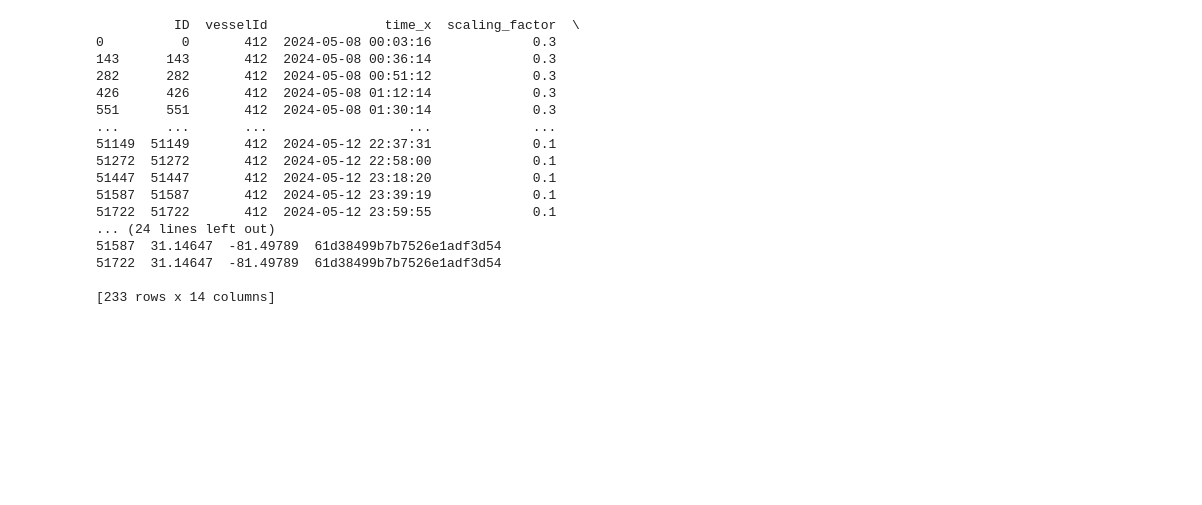
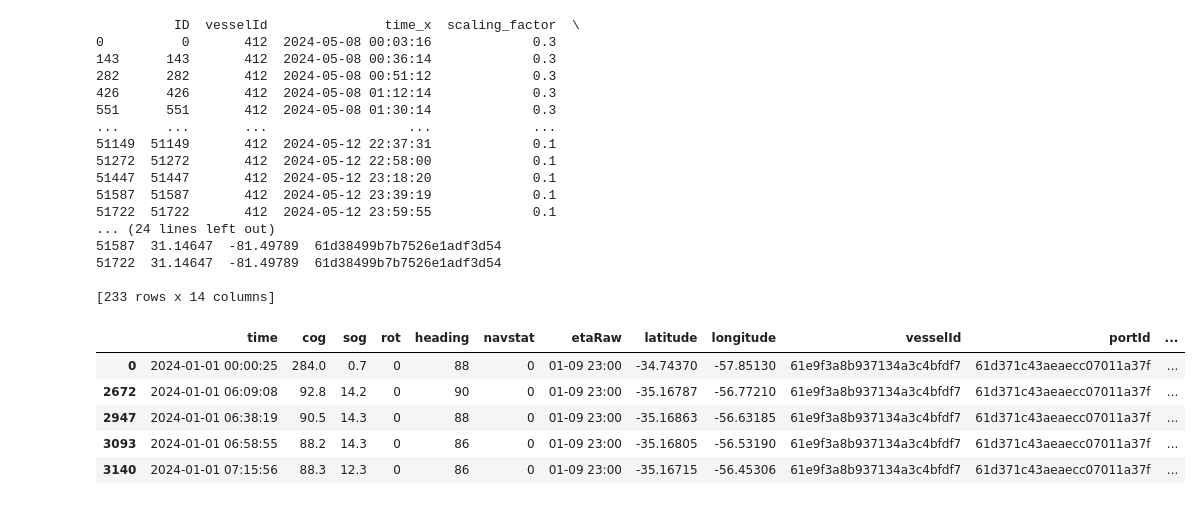
Before and after one commit to alexandersundquist/TDT4173-Modern-Machine-Learning-In-Practice-Project, a Jupyter notebook: EDA.ipynb, the cells around one changed output. Saved outputs shown, nothing was run; the diff lists cells and outputs as text; code cells hidden in the pictures; blank space fills up the shorter version.

Commit message:
3 lags and starting on port and schedule merge

```diff
--- a/EDA.ipynb
+++ b/EDA.ipynb
@@ -549,3 +589,20 @@ print(vessel0)
 51722  31.14647  -81.49789  61d38499b7b7526e1adf3d54
 
 [233 rows x 14 columns]
+# %%
+data['latitude_lag1'] = data.groupby('vesselId')['latitude'].shift(1)
+data['longitude_lag1'] = data.groupby('vesselId')['longitude'].shift(1)
+data['latitude_lag2'] = data.groupby('vesselId')['latitude'].shift(2)
+data['longitude_lag2'] = data.groupby('vesselId')['longitude'].shift(2)
+data['latitude_lag3'] = data.groupby('vesselId')['latitude'].shift(3)
+data['longitude_lag3'] = data.groupby('vesselId')['longitude'].shift(3)
+# %%
+vessel_test = data[data['vesselId'] == '61e9f3a8b937134a3c4bfdf7']
+vessel_test.head()
+# %% [output]
+|  | time | cog | sog | rot | heading | navstat | etaRaw | latitude | longitude | vesselId | portId | ... |
+| 0 | 2024-01-01 00:00:25 | 284.0 | 0.7 | 0 | 88 | 0 | 01-09 23:00 | -34.74370 | -57.85130 | 61e9f3a8b937134a3c4bfdf7 | 61d371c43aeaecc07011a37f | ... |
+| 2672 | 2024-01-01 06:09:08 | 92.8 | 14.2 | 0 | 90 | 0 | 01-09 23:00 | -35.16787 | -56.77210 | 61e9f3a8b937134a3c4bfdf7 | 61d371c43aeaecc07011a37f | ... |
+| 2947 | 2024-01-01 06:38:19 | 90.5 | 14.3 | 0 | 88 | 0 | 01-09 23:00 | -35.16863 | -56.63185 | 61e9f3a8b937134a3c4bfdf7 | 61d371c43aeaecc07011a37f | ... |
+| 3093 | 2024-01-01 06:58:55 | 88.2 | 14.3 | 0 | 86 | 0 | 01-09 23:00 | -35.16805 | -56.53190 | 61e9f3a8b937134a3c4bfdf7 | 61d371c43aeaecc07011a37f | ... |
+| 3140 | 2024-01-01 07:15:56 | 88.3 | 12.3 | 0 | 86 | 0 | 01-09 23:00 | -35.16715 | -56.45306 | 61e9f3a8b937134a3c4bfdf7 | 61d371c43aeaecc07011a37f | ... |
```
Also changed, not shown: parts of 5 cells of this notebook, 1 other file.
